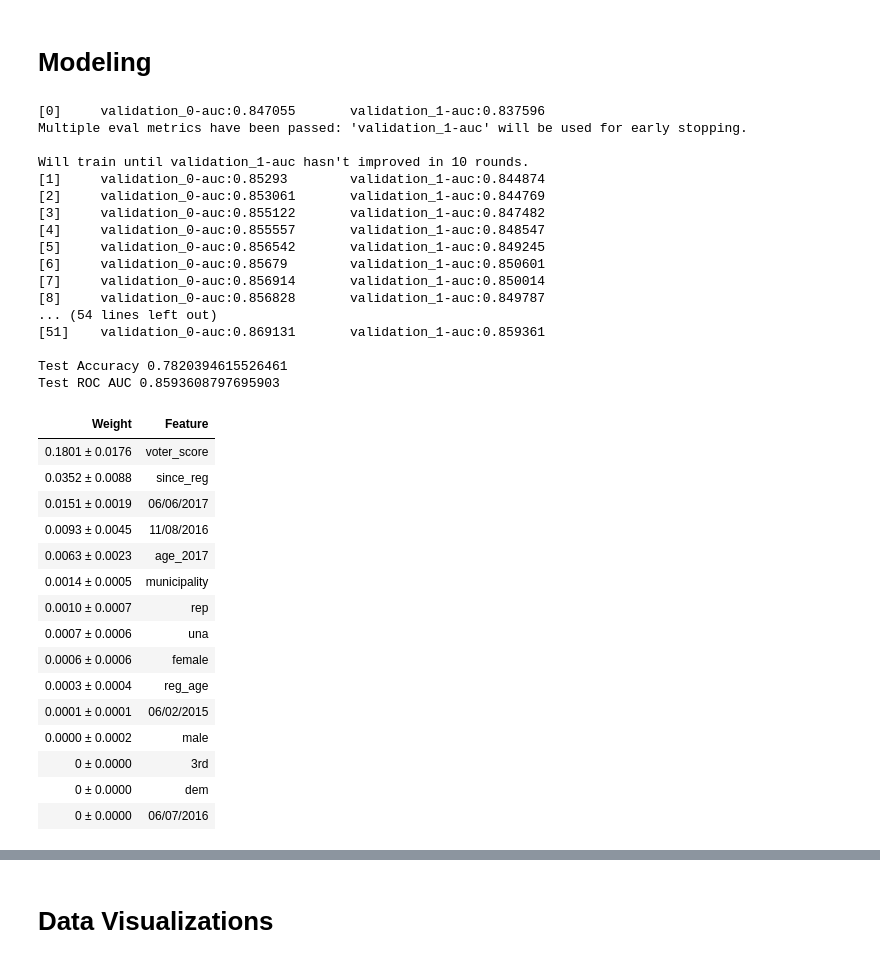
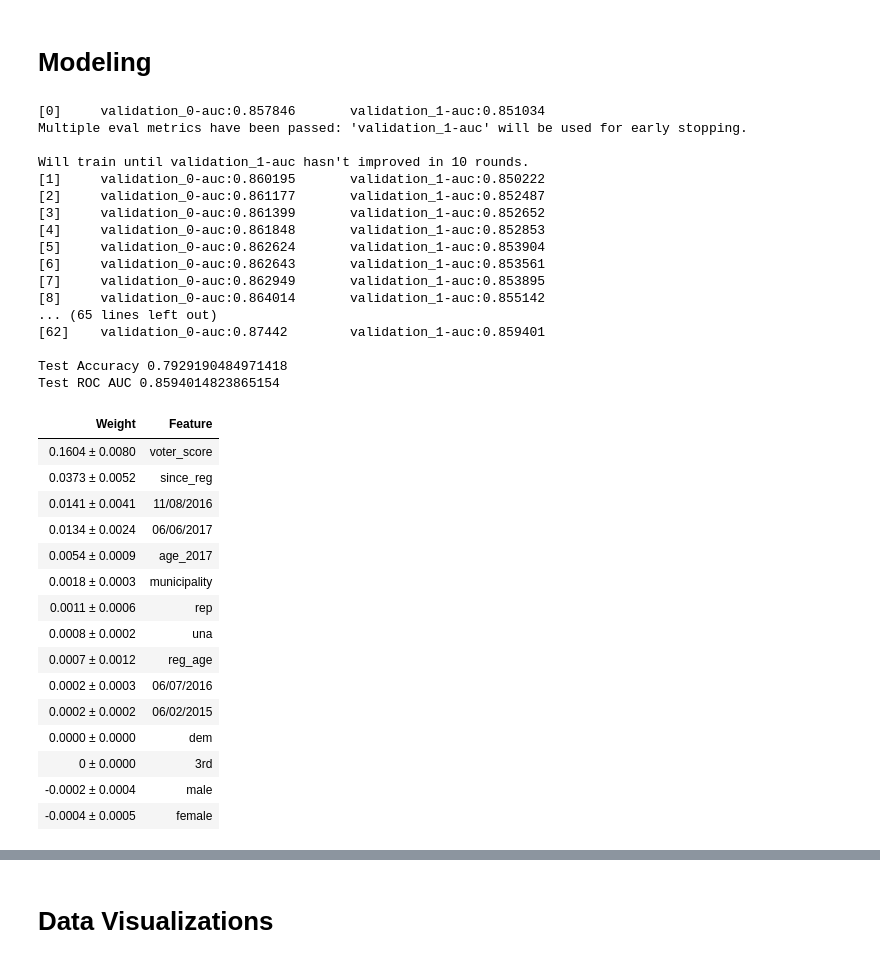
Before and after one commit to srfinley/voter-turnout, a Jupyter notebook: VT-code.ipynb, the cells around one changed output, grey strips where cells are left out. Cells and saved outputs as stored; diff of their text form; code cells hidden in the pictures.

```diff
--- a/VT-code.ipynb
+++ b/VT-code.ipynb
@@ -185,6 +197,7 @@ y_test = test[target]
 # %%
 #fit model, evaluate accuracy
-model = XGBClassifier(n_estimators=1000, random_state=42, n_jobs=-1)
+model = XGBClassifier(max_depth=4, learning_rate=0.1, n_estimators=1000,
+                      random_state=42, n_jobs=-1)
 
 eval_set = [(X_train, y_train),(X_test, y_test)]
 
@@ -198,59 +211,59 @@ print('Test Accuracy', model.score(X_test, y_test))
 print('Test ROC AUC', roc_auc_score(y_test, y_pred_proba))
 #well of course I prefer the one that gives me a higher number!
 # %% [output]
-[0]     validation_0-auc:0.847055       validation_1-auc:0.837596
+[0]     validation_0-auc:0.857846       validation_1-auc:0.851034
 Multiple eval metrics have been passed: 'validation_1-auc' will be used for early stopping.
 
 Will train until validation_1-auc hasn't improved in 10 rounds.
-[1]     validation_0-auc:0.85293        validation_1-auc:0.844874
-[2]     validation_0-auc:0.853061       validation_1-auc:0.844769
-[3]     validation_0-auc:0.855122       validation_1-auc:0.847482
-[4]     validation_0-auc:0.855557       validation_1-auc:0.848547
-[5]     validation_0-auc:0.856542       validation_1-auc:0.849245
-[6]     validation_0-auc:0.85679        validation_1-auc:0.850601
-[7]     validation_0-auc:0.856914       validation_1-auc:0.850014
-[8]     validation_0-auc:0.856828       validation_1-auc:0.849787
-... (54 lines left out)
-[51]    validation_0-auc:0.869131       validation_1-auc:0.859361
+[1]     validation_0-auc:0.860195       validation_1-auc:0.850222
+[2]     validation_0-auc:0.861177       validation_1-auc:0.852487
+[3]     validation_0-auc:0.861399       validation_1-auc:0.852652
+[4]     validation_0-auc:0.861848       validation_1-auc:0.852853
+[5]     validation_0-auc:0.862624       validation_1-auc:0.853904
+[6]     validation_0-auc:0.862643       validation_1-auc:0.853561
+[7]     validation_0-auc:0.862949       validation_1-auc:0.853895
+[8]     validation_0-auc:0.864014       validation_1-auc:0.855142
+... (65 lines left out)
+[62]    validation_0-auc:0.87442        validation_1-auc:0.859401
 
-Test Accuracy 0.7820394615526461
-Test ROC AUC 0.8593608797695903
+Test Accuracy 0.7929190484971418
+Test ROC AUC 0.8594014823865154
 # %%
 #feature importances
 permuter = PermutationImportance(
     model,
     scoring='roc_auc',
     n_iter=5,
     random_state=42
 )
 
 X_test_perm = X_test.fillna(0) #bad hack for permuter hating nans
 
 permuter.fit(X_test_perm, y_test)
 
-feature_names = X_test_perm.columns.tolist()
+feature_names = X_test.columns.tolist()
 pd.Series(permuter.feature_importances_, feature_names).sort_values(ascending=False)
 
 eli5.show_weights(
     permuter,
     top=None, # show permutation importances for all features
     feature_names=feature_names
 )
 #voter score comes out as most important by far!!
 # %% [output]
 | Weight | Feature |
-| 0.1801 ± 0.0176 | voter_score |
-| 0.0352 ± 0.0088 | since_reg |
-| 0.0151 ± 0.0019 | 06/06/2017 |
-| 0.0093 ± 0.0045 | 11/08/2016 |
-| 0.0063 ± 0.0023 | age_2017 |
-| 0.0014 ± 0.0005 | municipality |
-| 0.0010 ± 0.0007 | rep |
-| 0.0007 ± 0.0006 | una |
-| 0.0006 ± 0.0006 | female |
-| 0.0003 ± 0.0004 | reg_age |
-| 0.0001 ± 0.0001 | 06/02/2015 |
-| 0.0000 ± 0.0002 | male |
+| 0.1604 ± 0.0080 | voter_score |
+| 0.0373 ± 0.0052 | since_reg |
+| 0.0141 ± 0.0041 | 11/08/2016 |
+| 0.0134 ± 0.0024 | 06/06/2017 |
+| 0.0054 ± 0.0009 | age_2017 |
+| 0.0018 ± 0.0003 | municipality |
+| 0.0011 ± 0.0006 | rep |
+| 0.0008 ± 0.0002 | una |
+| 0.0007 ± 0.0012 | reg_age |
+| 0.0002 ± 0.0003 | 06/07/2016 |
+| 0.0002 ± 0.0002 | 06/02/2015 |
+| 0.0000 ± 0.0000 | dem |
 | 0 ± 0.0000 | 3rd |
-| 0 ± 0.0000 | dem |
-| 0 ± 0.0000 | 06/07/2016 |
+| -0.0002 ± 0.0004 | male |
+| -0.0004 ± 0.0005 | female |
```
Also changed, not shown: parts of 11 cells of this notebook.
